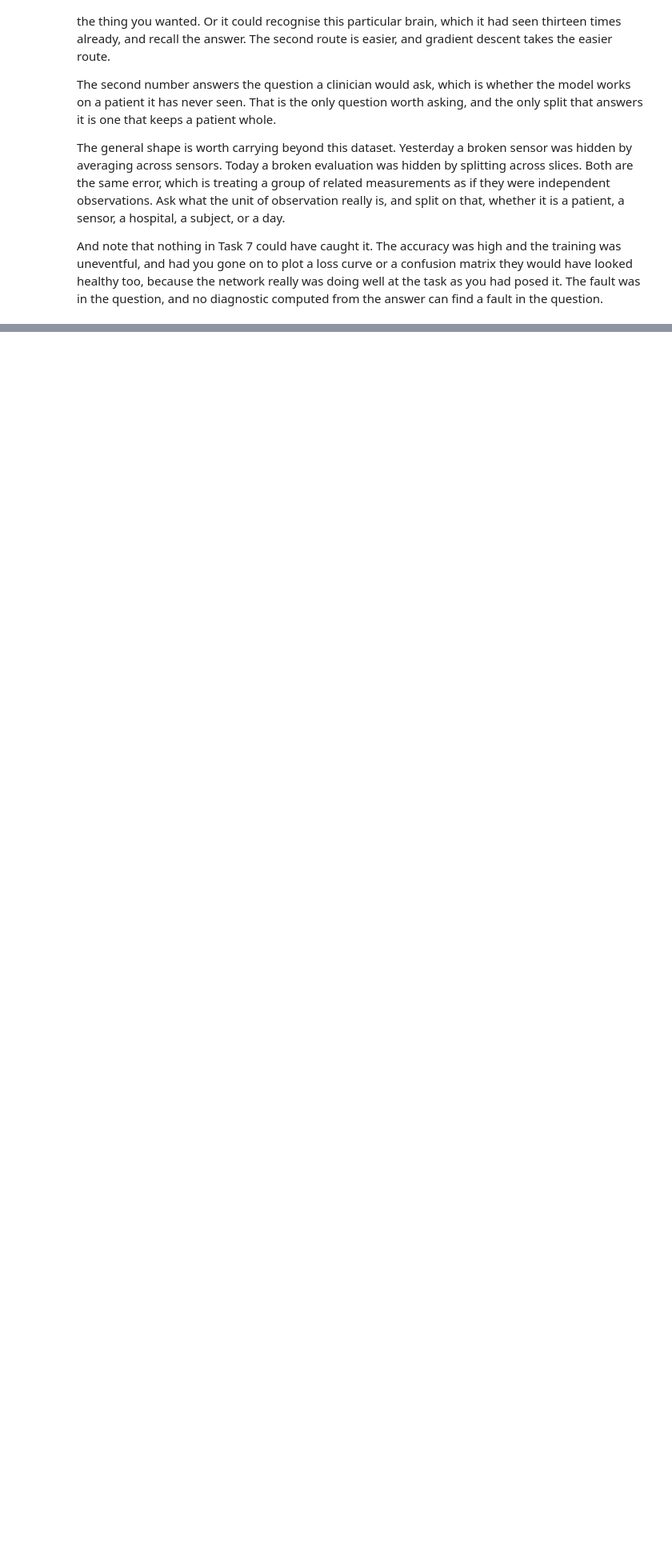
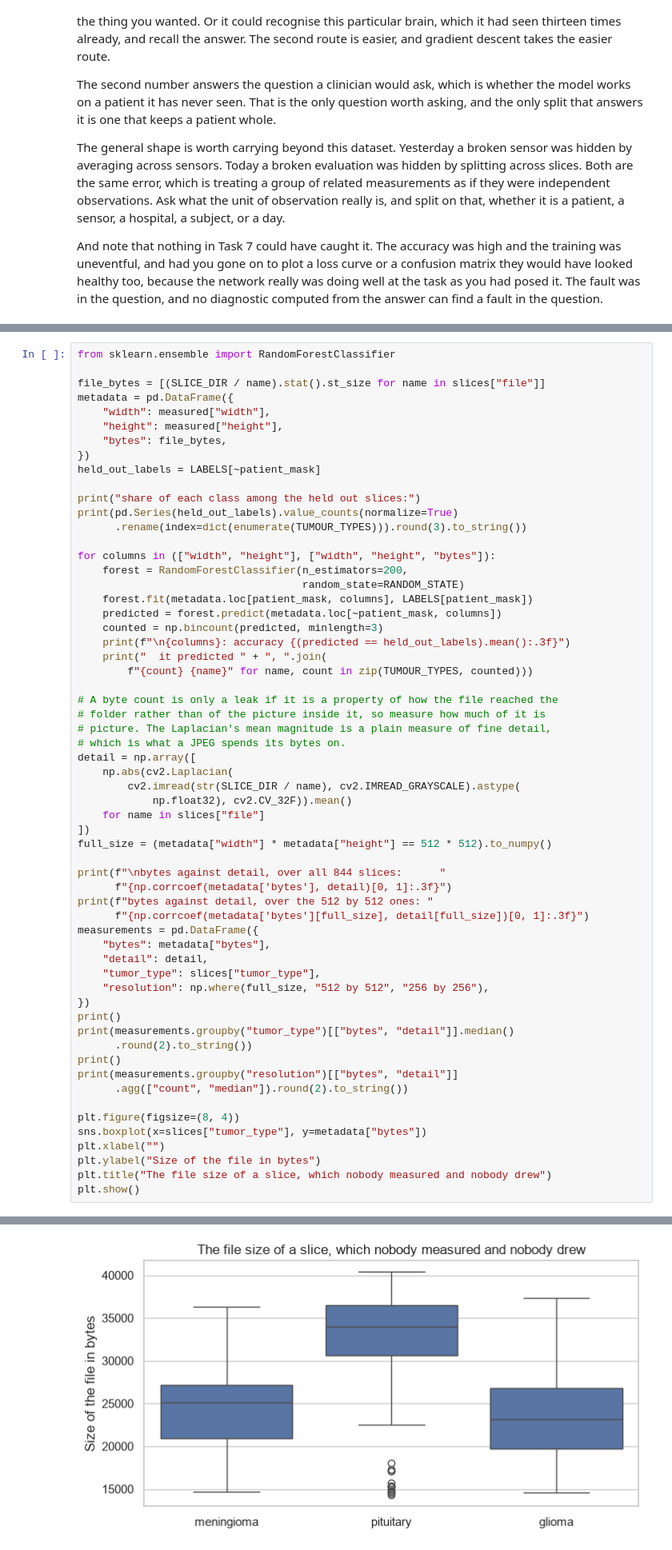
Before and after one commit to peshevskidimitar/MLTP2026, a Jupyter notebook: Day 3 - Image Processing and Analysis/notebooks/01_laboratory_exercise_solution.ipynb, the cells around one changed output, grey strips where cells are left out. Shown at 80% size. Drawn from its saved outputs; the diff is of its cells as text; blank space fills up the shorter version.

```diff
--- a/Day 3 - Image Processing and Analysis/notebooks/01_laboratory_exercise_solution.ipynb
+++ b/Day 3 - Image Processing and Analysis/notebooks/01_laboratory_exercise_solution.ipynb
@@ -984,0 +1480,61 @@ Work on these in any order if you have time left.
+# %%
+from sklearn.ensemble import RandomForestClassifier
+
+file_bytes = [(SLICE_DIR / name).stat().st_size for name in slices["file"]]
+metadata = pd.DataFrame({
+    "width": measured["width"],
+    "height": measured["height"],
+    "bytes": file_bytes,
+})
+held_out_labels = LABELS[~patient_mask]
+
+print("share of each class among the held out slices:")
+print(pd.Series(held_out_labels).value_counts(normalize=True)
+      .rename(index=dict(enumerate(TUMOUR_TYPES))).round(3).to_string())
+
+for columns in (["width", "height"], ["width", "height", "bytes"]):
+    forest = RandomForestClassifier(n_estimators=200,
+                                    random_state=RANDOM_STATE)
+    forest.fit(metadata.loc[patient_mask, columns], LABELS[patient_mask])
+    predicted = forest.predict(metadata.loc[~patient_mask, columns])
+    counted = np.bincount(predicted, minlength=3)
+    print(f"\n{columns}: accuracy {(predicted == held_out_labels).mean():.3f}")
+    print("  it predicted " + ", ".join(
+        f"{count} {name}" for name, count in zip(TUMOUR_TYPES, counted)))
+
+# A byte count is only a leak if it is a property of how the file reached the
+# folder rather than of the picture inside it, so measure how much of it is
+# picture. The Laplacian's mean magnitude is a plain measure of fine detail,
+# which is what a JPEG spends its bytes on.
+detail = np.array([
+    np.abs(cv2.Laplacian(
+        cv2.imread(str(SLICE_DIR / name), cv2.IMREAD_GRAYSCALE).astype(
+            np.float32), cv2.CV_32F)).mean()
+    for name in slices["file"]
+])
+full_size = (metadata["width"] * metadata["height"] == 512 * 512).to_numpy()
+
+print(f"\nbytes against detail, over all 844 slices:      "
+      f"{np.corrcoef(metadata['bytes'], detail)[0, 1]:.3f}")
+print(f"bytes against detail, over the 512 by 512 ones: "
+      f"{np.corrcoef(metadata['bytes'][full_size], detail[full_size])[0, 1]:.3f}")
+measurements = pd.DataFrame({
+    "bytes": metadata["bytes"],
+    "detail": detail,
+    "tumor_type": slices["tumor_type"],
+    "resolution": np.where(full_size, "512 by 512", "256 by 256"),
+})
+print()
+print(measurements.groupby("tumor_type")[["bytes", "detail"]].median()
+      .round(2).to_string())
+print()
+print(measurements.groupby("resolution")[["bytes", "detail"]]
+      .agg(["count", "median"]).round(2).to_string())
+
+plt.figure(figsize=(8, 4))
+sns.boxplot(x=slices["tumor_type"], y=metadata["bytes"])
+plt.xlabel("")
+plt.ylabel("Size of the file in bytes")
+plt.title("The file size of a slice, which nobody measured and nobody drew")
+plt.show()
+# %% [output]
@@ -984,0 +1558 @@ Work on these in any order if you have time left.
+[figure, added]
```
Also changed, not shown: parts of 28 cells of this notebook.
